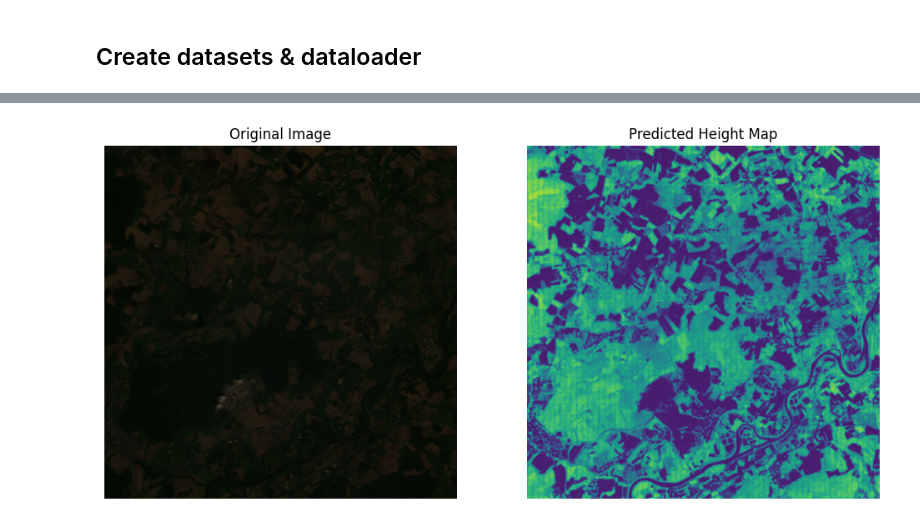
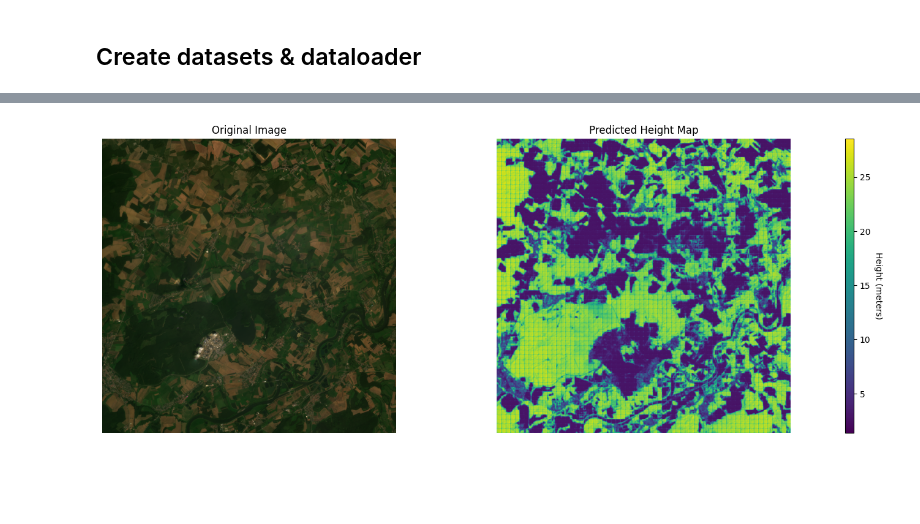
Before and after one commit to ematala/tree-heights-germany, a Jupyter notebook: tree-heights-germany.ipynb, the cells around one changed output, grey strips where cells are left out. Saved outputs shown, nothing was run; the diff lists cells and outputs as text; code cells hidden in the pictures; blank space fills up the shorter version.

Commit message:
run training with segmentation models

```diff
--- a/tree-heights-germany.ipynb
+++ b/tree-heights-germany.ipynb
@@ -87,6 +83,11 @@ test_loader = DataLoader(val_data, batch_size, False, num_workers=num_workers)
 # %%
 # Create model
-model = UNet().to(device)
+model = Unet(
+    encoder_weights=None,
+    in_channels=4,
+).to(device)
+
+print(model)
 
 # Create optimizer
 optimizer = Adam(model.parameters(), learning_rate)
@@ -98,12 +117,16 @@ writer = SummaryWriter(log_dir)
 # %%
 # Training loop
+start = time()
+
 for epoch in range(epochs):
     training(train_loader, model, loss, device, writer, epoch, optimizer)
     evaluation(val_loader, model, loss, device, writer, epoch)
 
+end = time()
+
 writer.close()
 
-print("Training complete.")
+print(f"Training completed in {timedelta(seconds=(end - start))}")
 
 score = evaluation(test_loader, model, loss, device)
 
@@ -118 +143,3 @@ save(model.state_dict(), os.path.join(model_dir, "unet.pt"))
+# %%
+model = load(model, os.path.join(model_dir, f"{model.name}.pt"))
 # %% [markdown]
@@ -127,5 +147,8 @@ plot_image_and_prediction(image, prediction)
 # %%
-image, prediction = predict_image(model, device, "data/images/L15-1059E-1348N.tif")
-plot_image_and_prediction(image, prediction)
+image, prediction = predict_image(
+    model, device, "data/images/L15-1059E-1348N.tif", patch_size
+)
-# %% [output]
-[figure, removed]
+# %%
+plot_image_and_prediction(image, prediction, 3)
+# %% [output]
+[figure, added]
```
Also changed, not shown: parts of 15 cells of this notebook, 2 other files.
